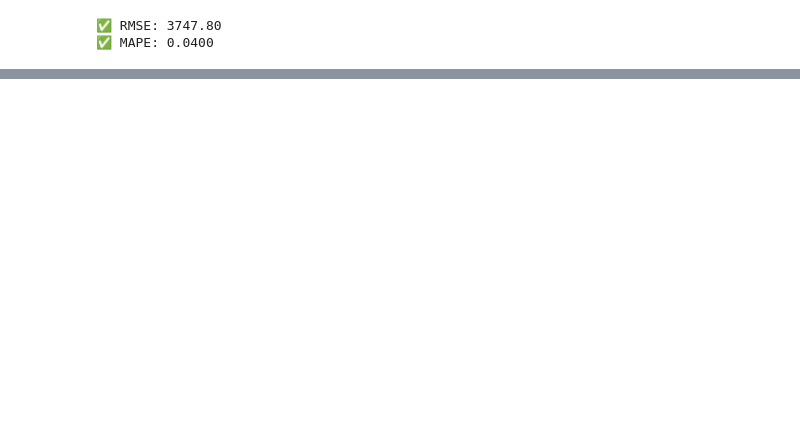
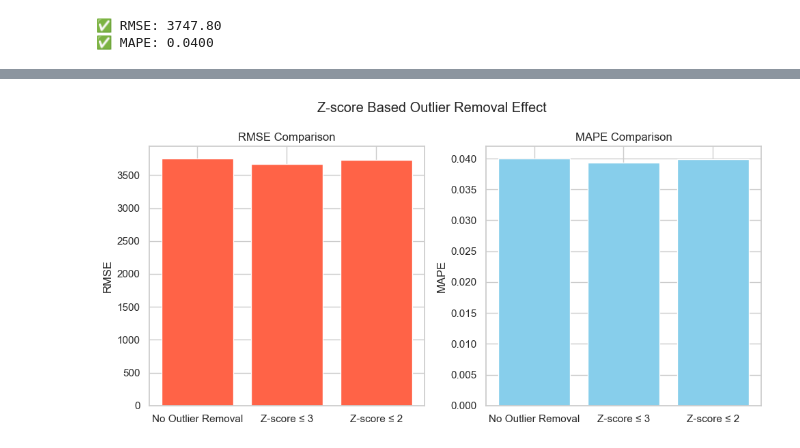
Before and after one commit to jeonjunhyeokk/LoadForeCasting_ML, a Jupyter notebook: LFC_v3.ipynb, the cells around one changed output, grey strips where cells are left out. Cells and saved outputs as stored; diff of their text form; code cells hidden in the pictures; blank space fills up the shorter version.

```diff
--- a/LFC_v3.ipynb
+++ b/LFC_v3.ipynb
@@ -135,0 +242,78 @@ plt.show()
+# %%
+import pandas as pd
+import numpy as np
+from xgboost import XGBRegressor
+from sklearn.model_selection import train_test_split
+from sklearn.metrics import mean_squared_error, mean_absolute_percentage_error
+from scipy.stats import zscore
+import matplotlib.pyplot as plt
+
+# 1. 데이터 불러오기 및 전처리
+df = pd.read_csv("./archive/한국전력거래소_시간별 전국 전력수요량_20241231.csv", encoding="euc-kr")
+df_long = df.melt(id_vars=["날짜"], var_name="hour", value_name="DEMAND")
+df_long["hour"] = df_long["hour"].str.replace("시", "").astype(int) - 1
+df_long["datetime"] = pd.to_datetime(df_long["날짜"]) + pd.to_timedelta(df_long["hour"], unit="h")
+df_long["hourOfDay"] = df_long["datetime"].dt.hour
+df_long["dayOfWeek"] = df_long["datetime"].dt.dayofweek
+df_long["weekend"] = (df_long["dayOfWeek"] >= 5).astype(int)
+df_long.sort_values("datetime", inplace=True)
+df_long.reset_index(drop=True, inplace=True)
+for i in range(1, 5):
+    df_long[f"week_X-{i}"] = df_long["DEMAND"].shift(24 * 7 * i)
+df_long["MA_X-4"] = df_long[[f"week_X-{i}" for i in range(1, 5)]].mean(axis=1)
+df_model = df_long.dropna().copy()
+
+# 2. 평가용 함수 정의
+def train_and_evaluate(data, label):
+    X = data[features]
+    y = data[target]
+    X_train, X_test, y_train, y_test = train_test_split(X, y, shuffle=False, test_size=0.2)
+    model = XGBRegressor(n_estimators=100, random_state=42)
+    model.fit(X_train, y_train)
+    y_pred = model.predict(X_test)
+    rmse = np.sqrt(mean_squared_error(y_test, y_pred))
+    mape = mean_absolute_percentage_error(y_test, y_pred)
+    return {"label": label, "rmse": rmse, "mape": mape}
+
+# 3. 피처 지정
+features = ["week_X-1", "week_X-2", "week_X-3", "week_X-4", "MA_X-4", "hourOfDay", "dayOfWeek", "weekend"]
+target = "DEMAND"
+
+# 4. z-score 기준별 모델 평가
+results = []
+
+# 4-1. 원본 그대로
+results.append(train_and_evaluate(df_model.copy(), "No Outlier Removal"))
+
+# 4-2. z > 3 제거
+df_model["zscore"] = zscore(df_model["DEMAND"])
+df_z3 = df_model[df_model["zscore"].abs() <= 3].copy()
+results.append(train_and_evaluate(df_z3, "Z-score ≤ 3"))
+
+# 4-3. z > 2 제거
+df_model["zscore"] = zscore(df_model["DEMAND"])
+df_z2 = df_model[df_model["zscore"].abs() <= 2].copy()
+results.append(train_and_evaluate(df_z2, "Z-score ≤ 2"))
+
+# 5. 결과 시각화
+results_df = pd.DataFrame(results)
+
+plt.figure(figsize=(10, 5))
+plt.subplot(1, 2, 1)
+plt.bar(results_df["label"], results_df["rmse"], color="tomato")
+plt.title("RMSE Comparison")
+plt.ylabel("RMSE")
+
+plt.subplot(1, 2, 2)
+plt.bar(results_df["label"], results_df["mape"], color="skyblue")
+plt.title("MAPE Comparison")
+plt.ylabel("MAPE")
+
+plt.suptitle("Z-score Based Outlier Removal Effect")
+plt.tight_layout()
+plt.show()
+
+# 6. 수치 결과 출력
+print(results_df)
+# %% [output]
+[figure, added]
```
Also changed, not shown: parts of 7 cells of this notebook.
